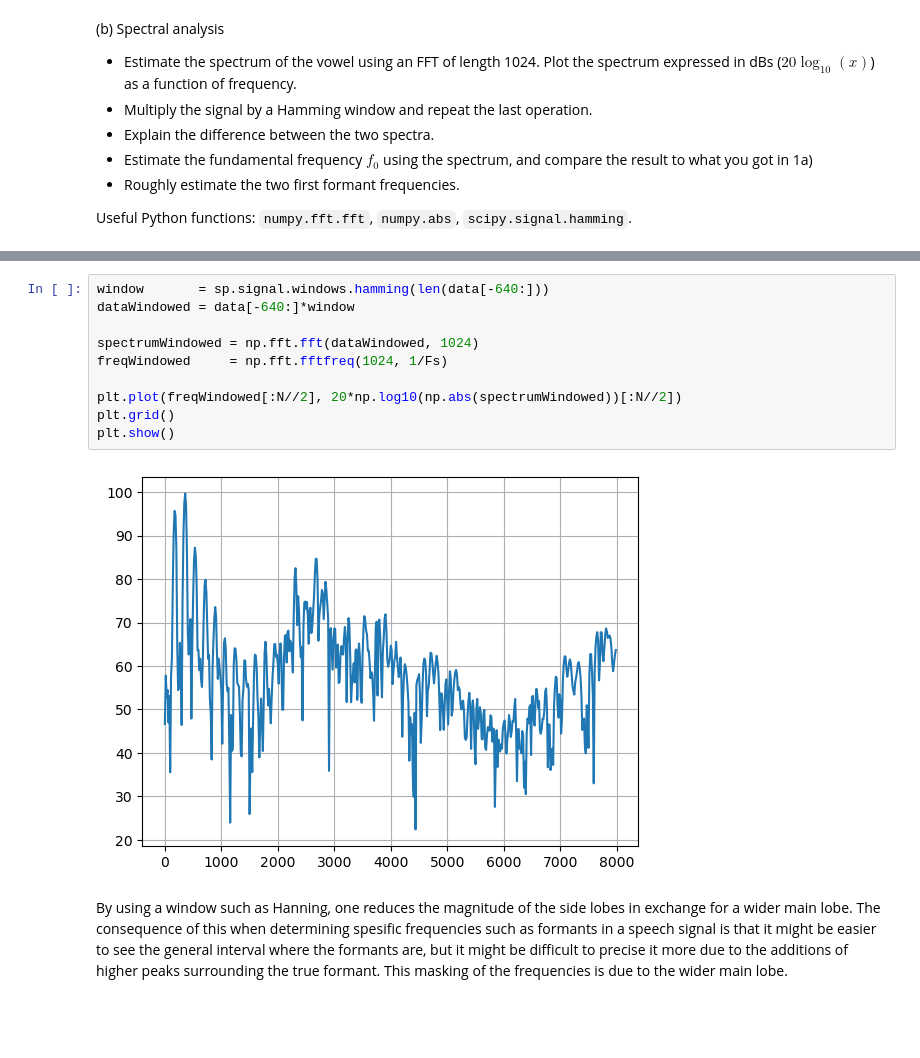
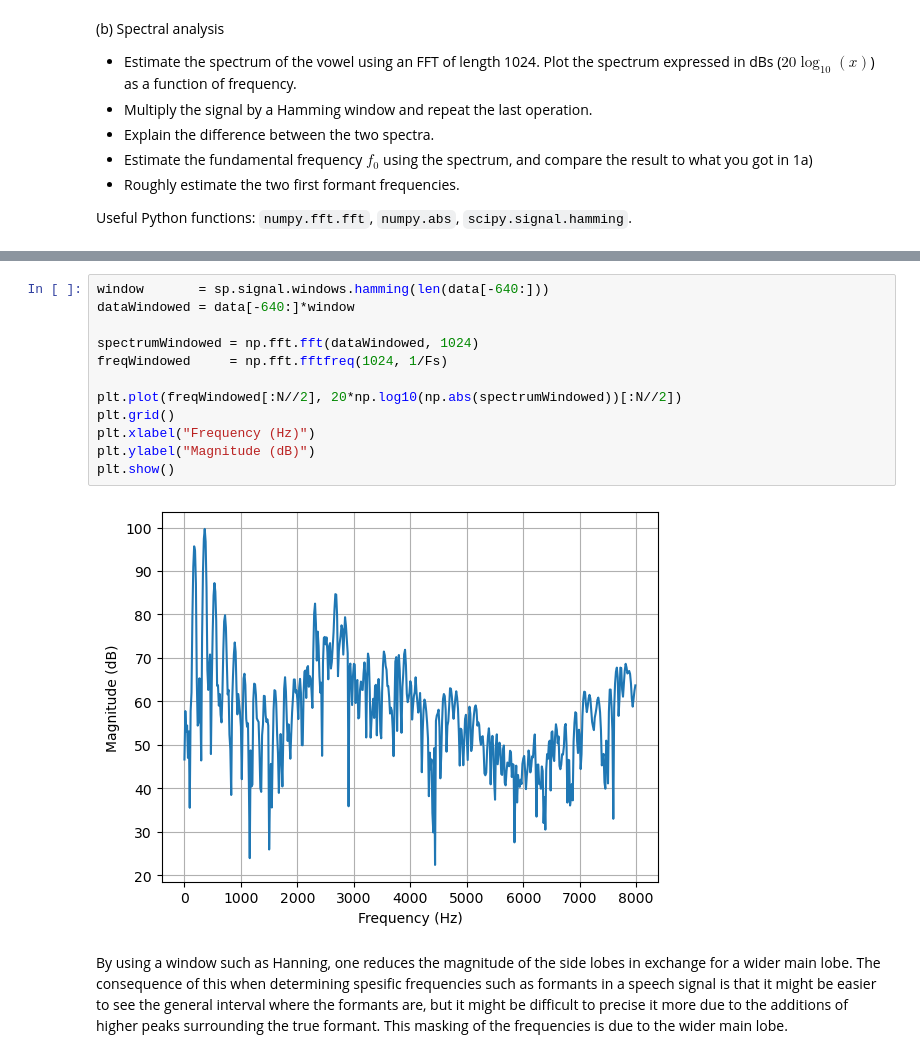
Before and after one commit to martinfsl/TTT4185, a Jupyter notebook: Assignments/Assignment_1/TTT4185_assignment_1.ipynb, the cells around one changed output, grey strips where cells are left out. Drawn from its saved outputs; the diff is of its cells as text; blank space fills up the shorter version.

```diff
--- a/Assignments/Assignment_1/TTT4185_assignment_1.ipynb
+++ b/Assignments/Assignment_1/TTT4185_assignment_1.ipynb
@@ -76,15 +80,17 @@ plt.show()
 # %%
 window       = sp.signal.windows.hamming(len(data[-640:]))
 dataWindowed = data[-640:]*window
 
 spectrumWindowed = np.fft.fft(dataWindowed, 1024)
 freqWindowed     = np.fft.fftfreq(1024, 1/Fs)
 
 plt.plot(freqWindowed[:N//2], 20*np.log10(np.abs(spectrumWindowed))[:N//2])
 plt.grid()
+plt.xlabel("Frequency (Hz)")
+plt.ylabel("Magnitude (dB)")
 plt.show()
 # %% [output]
-[figure, old version]
+[figure, new version]
 # %% [markdown]
 By using a window such as Hanning, one reduces the magnitude of the side lobes in exchange for a wider main lobe.
 The consequence of this when determining spesific frequencies such as formants in a speech signal is that it might be easier to see the general interval where the formants are, but it might be difficult to precise it more due to the additions of higher peaks surrounding the true formant. This masking of the frequencies is due to the wider main lobe.
```
Also changed, not shown: parts of 4 cells of this notebook.
